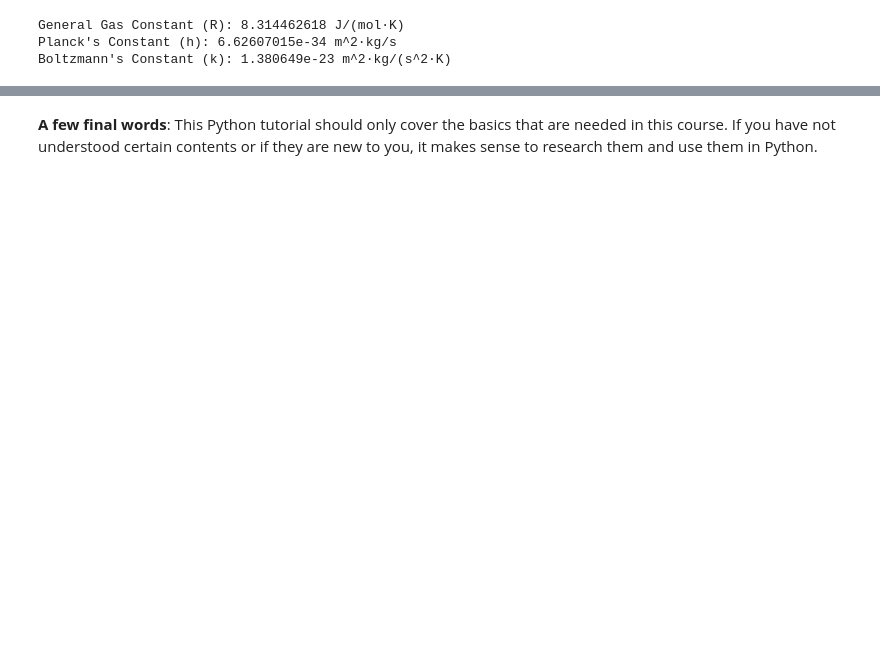
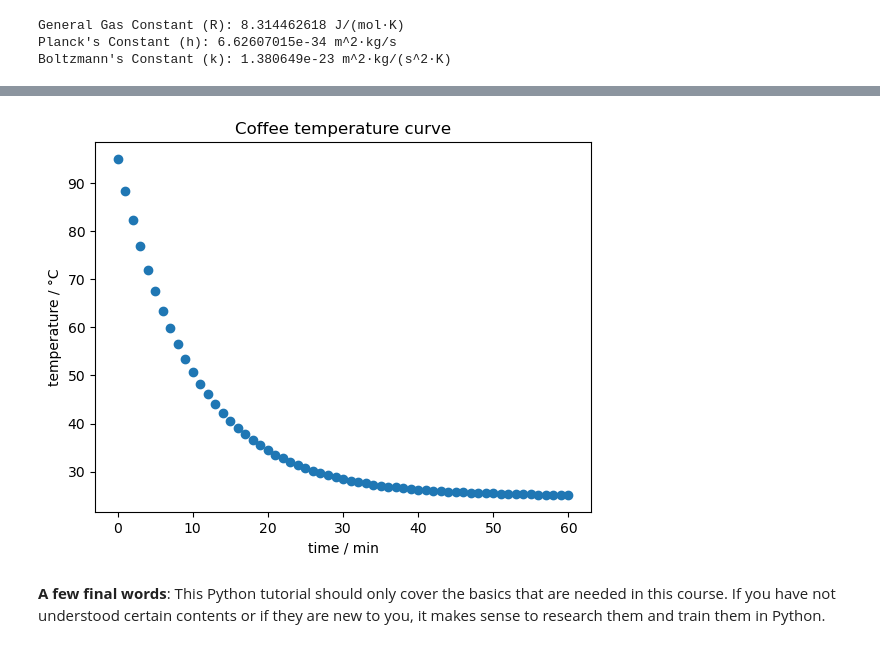
Before and after one commit to Alexander-Kessler/HiWi_Votsmeier, a Jupyter notebook: Python Tutorial.ipynb, the cells around one changed output, grey strips where cells are left out. Cells and saved outputs as stored; diff of their text form; code cells hidden in the pictures; blank space fills up the shorter version.

Commit message:
Tutorial finalized

```diff
--- a/Python Tutorial.ipynb
+++ b/Python Tutorial.ipynb
@@ -732,2 +762,52 @@ from scipy.integrate import odeint
+# %%
+# Import modules
+from scipy.integrate import odeint
+import numpy as np
+import matplotlib.pyplot as plt
+
+# Define the ODE as a function
+def cooling_law(T, t, k, T_room):
+    """
+    This function represents Newton's law of cooling.
+
+    Params:
+        T: the current temperature of the coffee
+        t: the current time
+        k: the cooling constant, characterizing how quickly the coffee cools
+        T_room: the ambient room temperature, assumed constant
+
+    Return:
+        The function returns the rate of change of temperature (dT/dt).
+    """
+    return -k * (T - T_room)
+
+# Set the initial conditions and parameters for the ODE
+T_initial = 95  # Initial temperature of the coffee in degrees Celsius
+T_room = 25     # Ambient room temperature in degrees Celsius
+k = 0.1         # Cooling constant (rate at which coffee cools down)
+
+# Create a time array over which to solve the ODE
+t = np.linspace(0, 60, 61)  # time span in minutes
+
+# Solve the ODE using the odeint function
+# odeint(func, y0, t, args) integrates a system of ordinary differential equations.
+# func: the name of the function that returns derivative values at requested y and t values (cooling_law)
+# y0: initial condition(s) for the ODE (T_initial)
+# t: an array of time points at which to solve for y (time array defined above)
+# args: extra arguments to pass to the function (k and T_room)
+temperature = odeint(cooling_law, T_initial, t, args=(k, T_room))
+
+# Plot the temperature curve
+plt.scatter(t, temperature)
+
+# Customizing the plot with labels and title
+plt.xlabel('time / min')
+plt.ylabel('temperature / °C')
+plt.title('Coffee temperature curve')
+
+# Display the plot
+plt.show()
+# %% [output]
+[figure, added]
 # %% [markdown]
-**A few final words**: This Python tutorial should only cover the basics that are needed in this course. If you have not understood certain contents or if they are new to you, it makes sense to research them and use them in Python.
+**A few final words**: This Python tutorial should only cover the basics that are needed in this course. If you have not understood certain contents or if they are new to you, it makes sense to research them and train them in Python.
```
Also changed, not shown: parts of 21 cells of this notebook.
